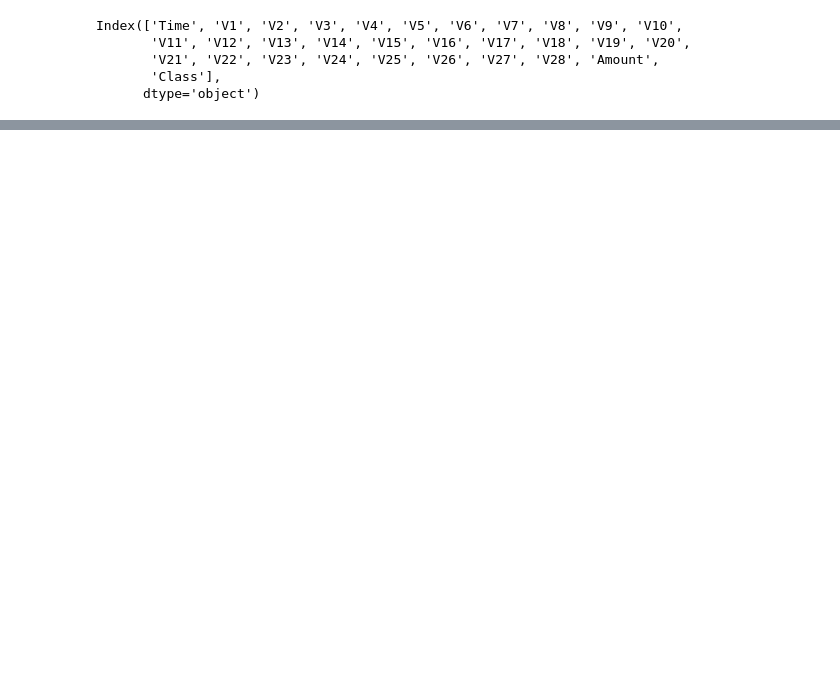
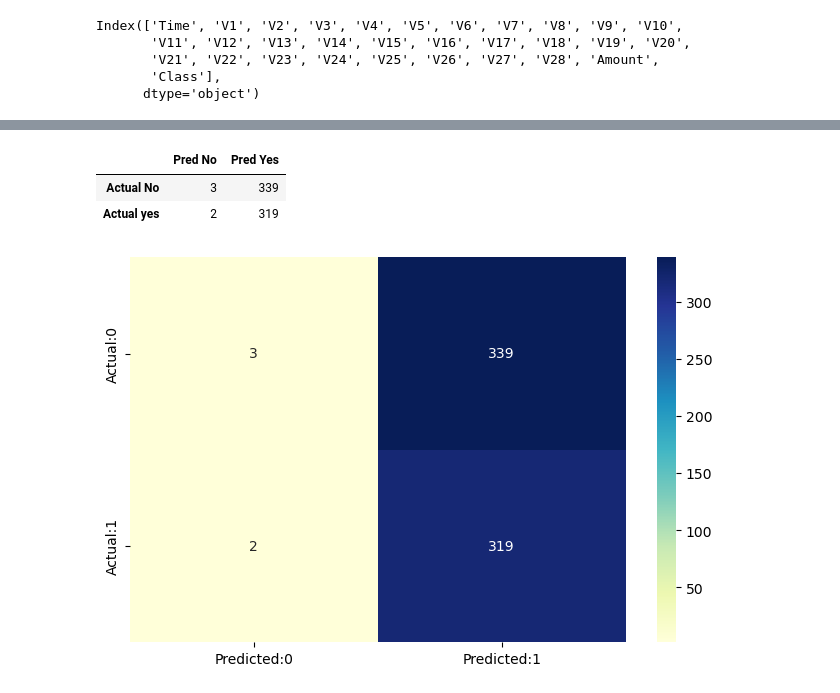
Before and after one commit to dawoodshahzad07/ML-Lab05, a Jupyter notebook: Lab05.ipynb, the cells around one changed output, grey strips where cells are left out. Saved outputs shown, nothing was run; the diff lists cells and outputs as text; code cells hidden in the pictures; blank space fills up the shorter version.

```diff
--- a/Lab05.ipynb
+++ b/Lab05.ipynb
@@ -89,0 +126,7 @@ y=df['Class']
+# %%
+scalar=StandardScaler()
+# %%
+x_train_scaled=scalar.fit_transform(x_train)
+x_test_scaled=scalar.transform(x_test)
+# %%
+lr.fit(x_train_scaled,y_train)
@@ -89,0 +156,2 @@ y=df['Class']
+# %%
+predict=lr.predict(x_test)
@@ -89,0 +173,14 @@ y=df['Class']
+# %%
+pd.DataFrame(confusion_matrix(y_test,predict),columns=['Pred No','Pred Yes'],index=['Actual No','Actual yes'])
+# %% [output]
+|  | Pred No | Pred Yes |
+| Actual No | 3 | 339 |
+| Actual yes | 2 | 319 |
+# %%
+from sklearn.metrics import confusion_matrix
+cm=confusion_matrix(y_test,predict)
+conf_matrix=pd.DataFrame(data=cm,columns=['Predicted:0','Predicted:1'],index=['Actual:0','Actual:1'])
+plt.figure(figsize = (8,5))
+sns.heatmap(conf_matrix, annot=True,fmt='d',cmap="YlGnBu");
+# %% [output]
+[figure, added]
```
Also changed, not shown: parts of 18 cells of this notebook.
